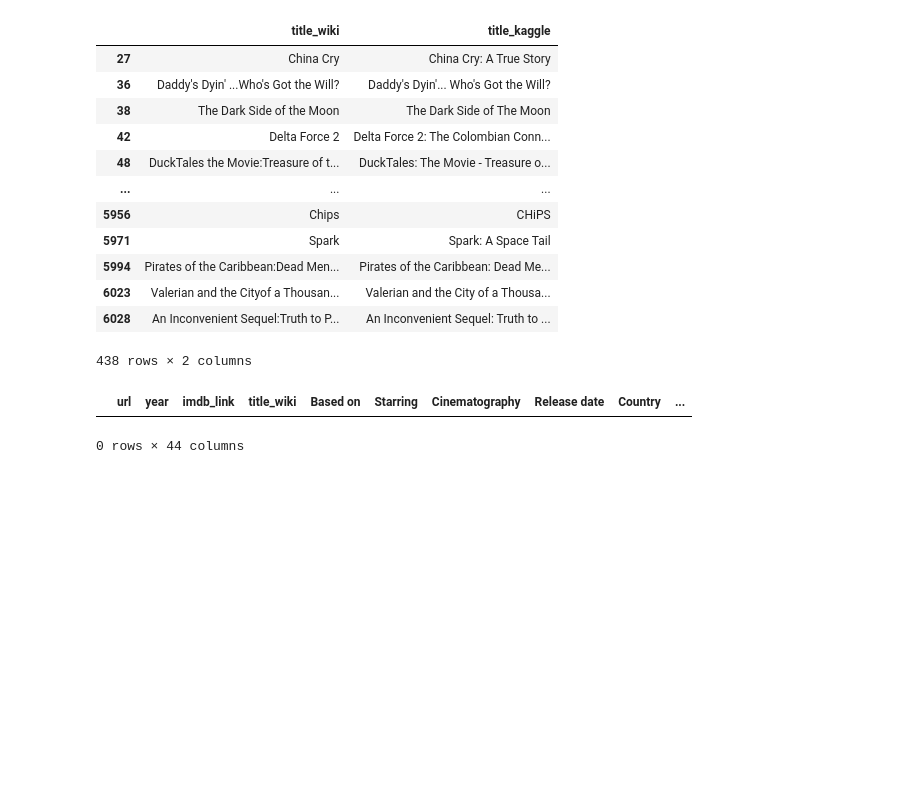
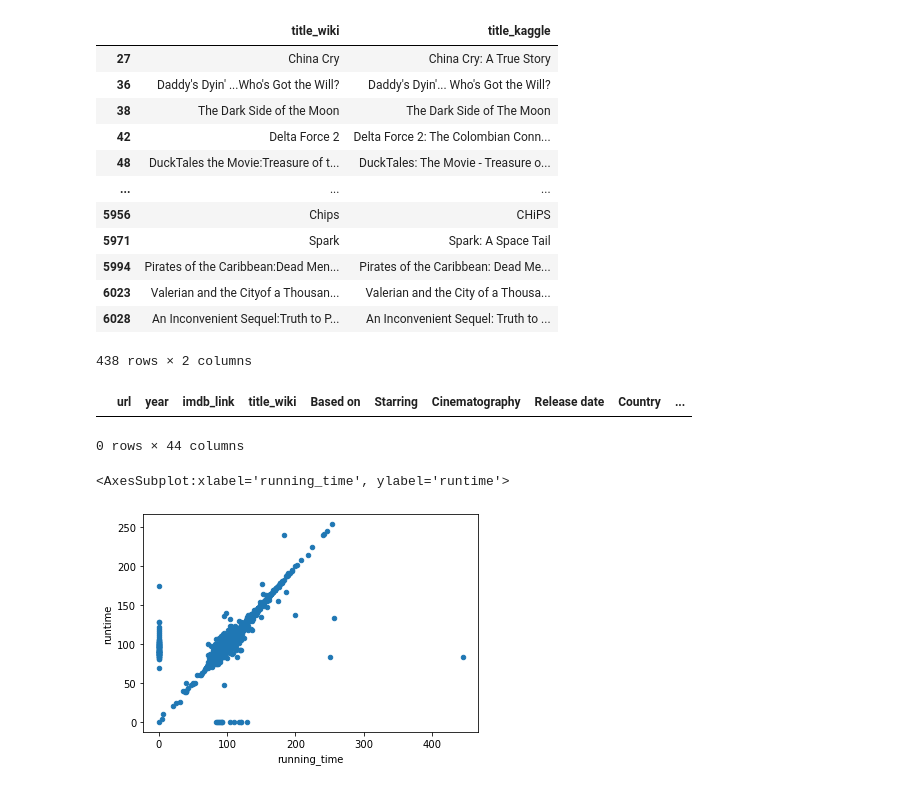
Before and after one commit to VAlphonso/Movies-ETL, a Jupyter notebook: Transform.ipynb, the cells around one changed output. Drawn from its saved outputs; the diff is of its cells as text; code cells hidden in the pictures; blank space fills up the shorter version.

```diff
--- a/Transform.ipynb
+++ b/Transform.ipynb
@@ -912,3 +912,9 @@ movies_df[(movies_df['title_kaggle'] == '') | (movies_df['title_kaggle'].isnull(
 # %% [output]
 |  | url | year | imdb_link | title_wiki | Based on | Starring | Cinematography | Release date | Country | ... |
 0 rows × 44 columns
+# %%
+# Fill in missing values w zero and run a scatter plot
+movies_df.fillna(0).plot(x='running_time', y='runtime', kind='scatter')
+# %% [output]
+<AxesSubplot:xlabel='running_time', ylabel='runtime'>
+[figure, added]
```
Also changed, not shown: parts of 17 cells of this notebook.
